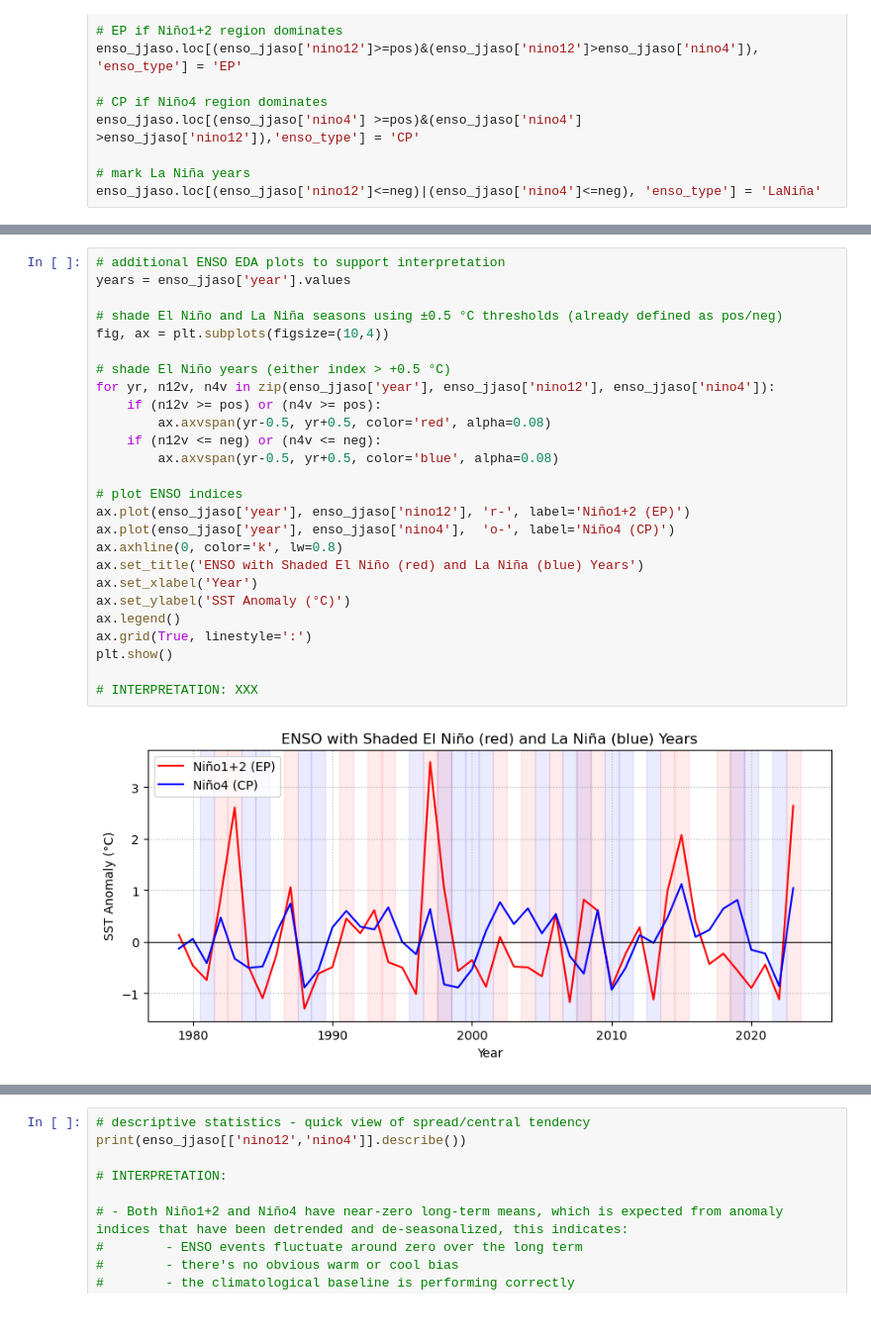
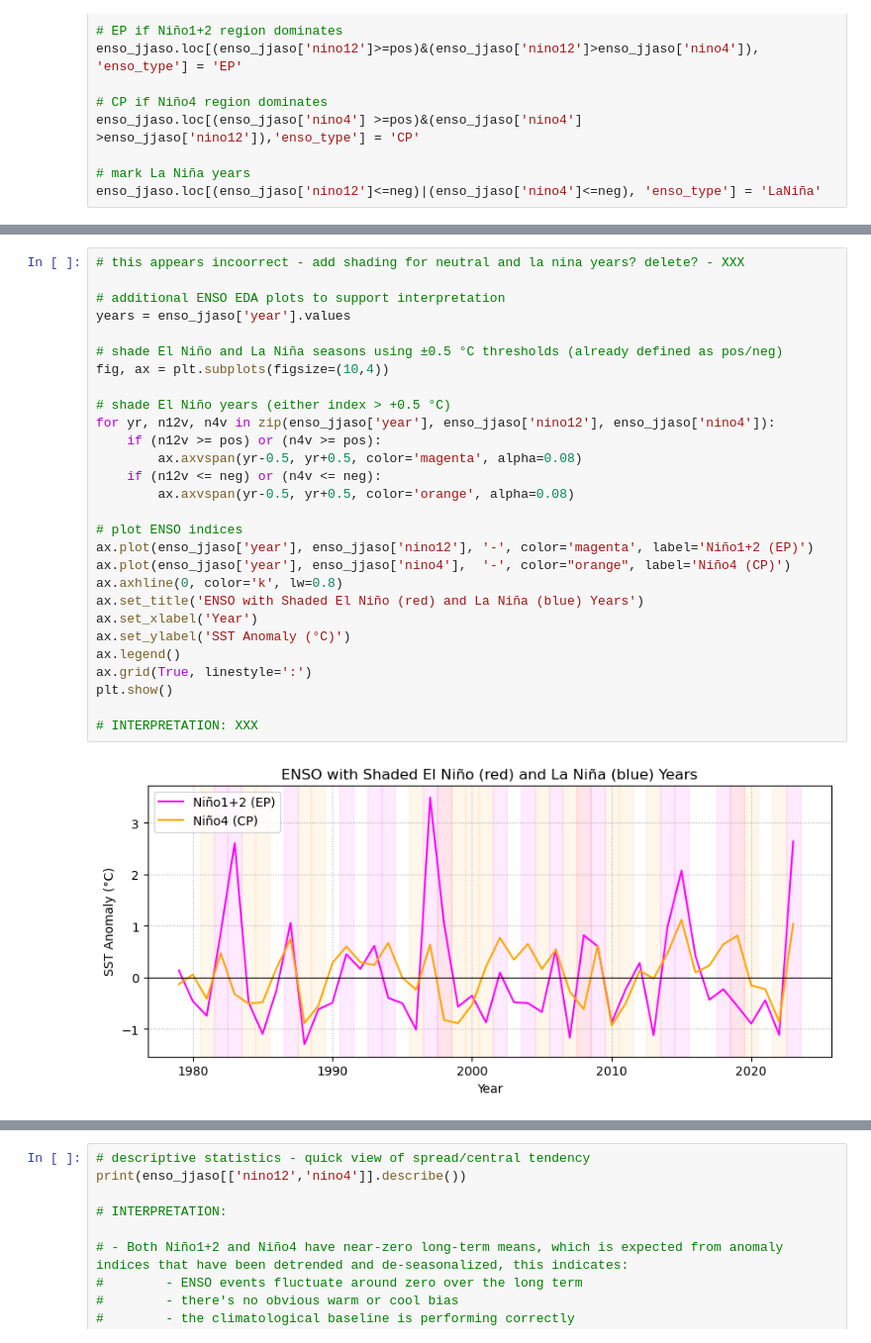
Before and after one commit to erinsatmosphere/ATMS_596_Final, a Jupyter notebook: ATMS_596_Final.ipynb, the cells around one changed output, grey strips where cells are left out. Shown at 99% size. Saved outputs shown, nothing was run; the diff lists cells and outputs as text.

```diff
--- a/ATMS_596_Final.ipynb
+++ b/ATMS_596_Final.ipynb
@@ -559,29 +687,31 @@ plt.show()
 # %%
+# this appears incoorrect - add shading for neutral and la nina years? delete? - XXX
+
 # additional ENSO EDA plots to support interpretation
 years = enso_jjaso['year'].values
 
 # shade El Niño and La Niña seasons using ±0.5 °C thresholds (already defined as pos/neg)
 fig, ax = plt.subplots(figsize=(10,4))
 
 # shade El Niño years (either index > +0.5 °C)
 for yr, n12v, n4v in zip(enso_jjaso['year'], enso_jjaso['nino12'], enso_jjaso['nino4']):
     if (n12v >= pos) or (n4v >= pos):
-        ax.axvspan(yr-0.5, yr+0.5, color='red', alpha=0.08)
+        ax.axvspan(yr-0.5, yr+0.5, color='magenta', alpha=0.08)
     if (n12v <= neg) or (n4v <= neg):
-        ax.axvspan(yr-0.5, yr+0.5, color='blue', alpha=0.08)
+        ax.axvspan(yr-0.5, yr+0.5, color='orange', alpha=0.08)
 
 # plot ENSO indices
-ax.plot(enso_jjaso['year'], enso_jjaso['nino12'], 'r-', label='Niño1+2 (EP)')
-ax.plot(enso_jjaso['year'], enso_jjaso['nino4'],  'o-', label='Niño4 (CP)')
+ax.plot(enso_jjaso['year'], enso_jjaso['nino12'], '-', color='magenta', label='Niño1+2 (EP)')
+ax.plot(enso_jjaso['year'], enso_jjaso['nino4'],  '-', color="orange", label='Niño4 (CP)')
 ax.axhline(0, color='k', lw=0.8)
 ax.set_title('ENSO with Shaded El Niño (red) and La Niña (blue) Years')
 ax.set_xlabel('Year')
 ax.set_ylabel('SST Anomaly (°C)')
 ax.legend()
 ax.grid(True, linestyle=':')
 plt.show()
 
 # INTERPRETATION: XXX
 # %% [output]
-[figure, old version]
+[figure, new version]
 # %%
```
Also changed, not shown: parts of 79 cells of this notebook.
